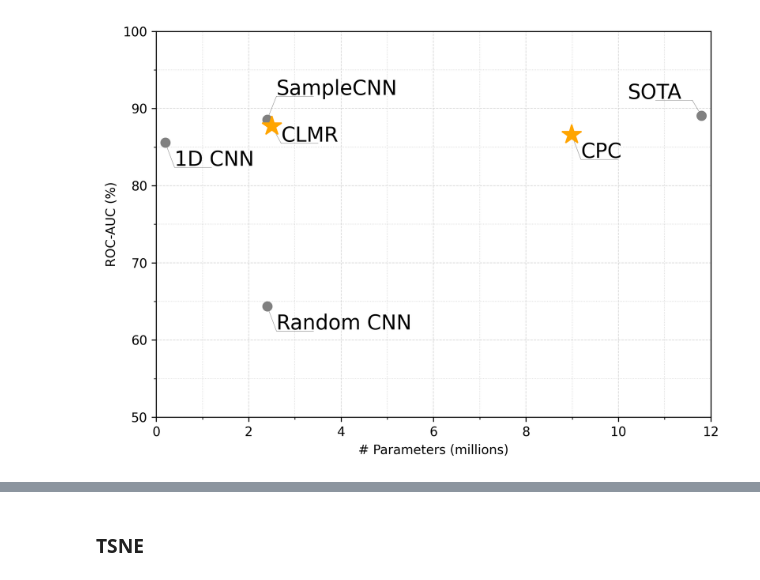
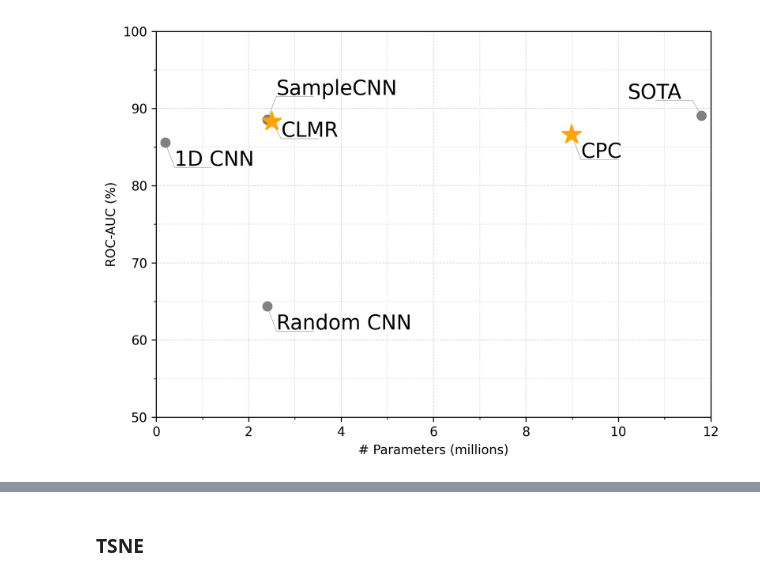
Before and after one commit to Spijkervet/CLMR, a Jupyter notebook: notebooks/paper figures.ipynb, the cells around one changed output, grey strips where cells are left out. Cells and saved outputs as stored; diff of their text form; code cells hidden in the pictures.

```diff
--- a/notebooks/paper figures.ipynb
+++ b/notebooks/paper figures.ipynb
@@ -54,34 +54,34 @@ ax.plot(samplecnn[0], samplecnn[1], ".", linewidth=2, markersize=markersize, col
 
 # ours
 # CLMR
-clmr = [2.5, 87.7]# 87.55788687]
+clmr = [2.5, 88.31]# 87.55788687]
 ax.text(clmr[0] + padding, clmr[1] - 2, "CLMR", fontsize=fontsize)
 ax.plot([clmr[0], clmr[0]+0.2], [clmr[1], clmr[1] - 2.2], color='k', linestyle='-', linewidth=0.3, alpha=linealpha)
 ax.plot([clmr[0] + padding, clmr[0] + 1], [clmr[1] - 2.2, clmr[1] - 2.2], color='k', linestyle='-', linewidth=0.3, alpha=linealpha)
 ax.plot(clmr[0], clmr[1], "*", linewidth=2, markersize=markersize+2, color="orange")
 
 
 # CPC
 cpc = [8.988672, 86.60]# 87.99]
 ax.text(cpc[0] + padding, cpc[1] - 3, "CPC", fontsize=fontsize)
 ax.plot([cpc[0], cpc[0] + 0.2], [cpc[1], cpc[1] - 3.2], color='k', linestyle='-', linewidth=0.3, alpha=linealpha)
 ax.plot([cpc[0] + padding, cpc[0] + 1], [cpc[1] - 3.2, cpc[1] - 3.2], color='k', linestyle='-', linewidth=0.3, alpha=linealpha)
 ax.plot(cpc[0], cpc[1], "*", linewidth=2, markersize=markersize+2, color="orange")
 
 
 # Supervised (Pons et al.)
 pons = [11.80, 89.05]
 ax.text(pons[0] - 1.6, pons[1] + 2.2, "SOTA", fontsize=fontsize)
 ax.plot([pons[0], pons[0] - padding], [pons[1], pons[1] + 2], color='k', linestyle='-', linewidth=0.3, alpha=linealpha)
 ax.plot([pons[0] - padding, pons[0] - 1], [pons[1] + 2, pons[1] + 2], color='k', linestyle='-', linewidth=0.3, alpha=linealpha)
 ax.plot(pons[0], pons[1], ".", linewidth=2, markersize=markersize, color="gray")
 
 
 
 plt.xlabel("# Parameters (millions)")
 plt.ylabel("ROC-AUC (%)")
 plt.tight_layout()
 plt.savefig("../media/roc_auc_magnatagatune.png")
 plt.show()
 # %% [output]
-[figure, old version]
+[figure, new version]
```
Also changed, not shown: parts of 11 cells of this notebook, 6 other files.
